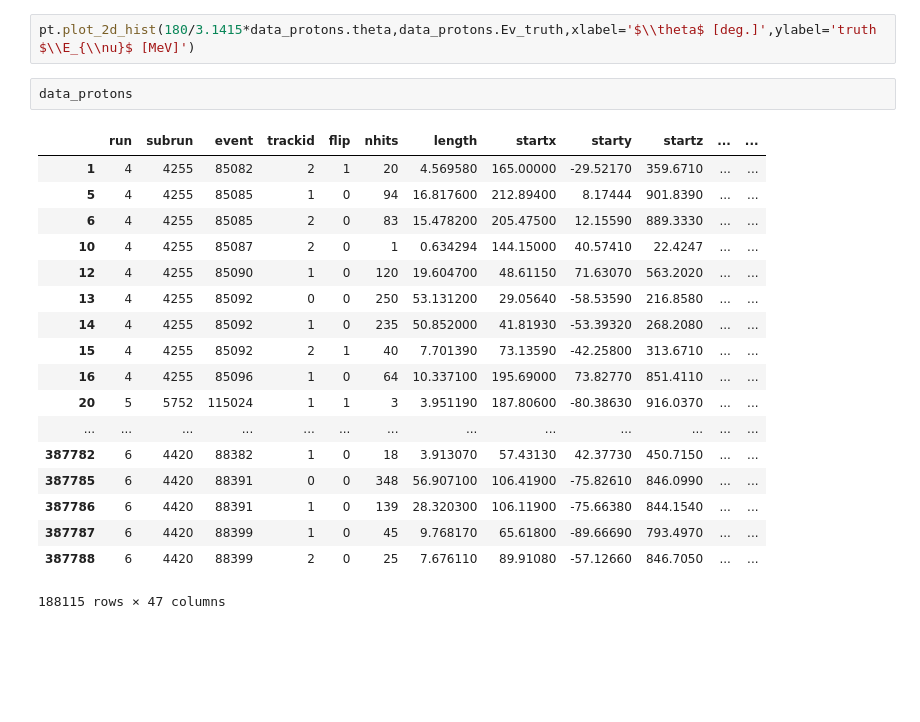
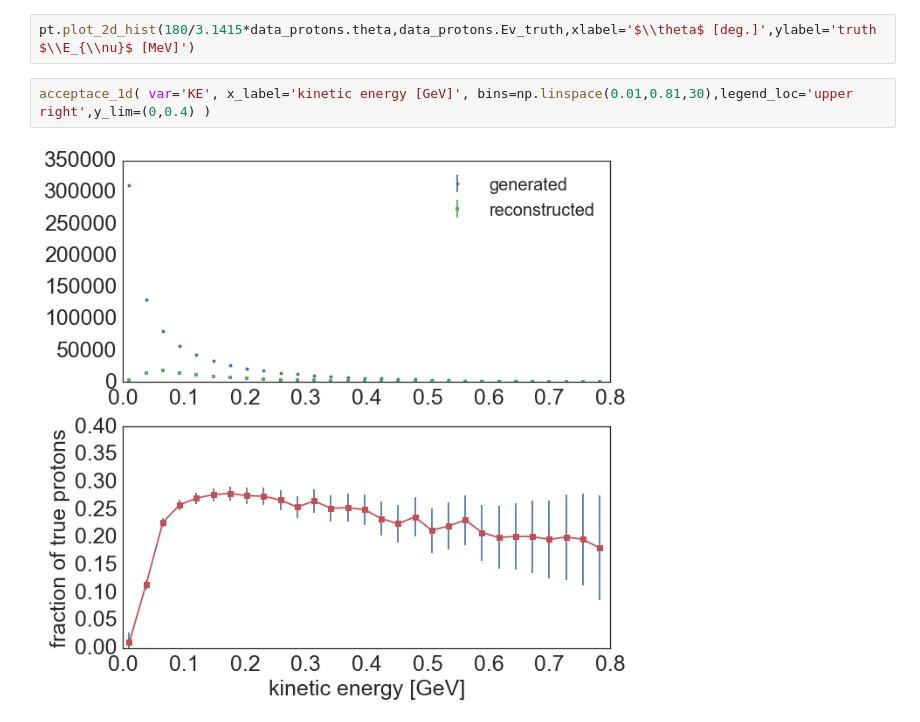
Before and after one commit to erezcoh4/AnalysisTreesInformation, a Jupyter notebook: AnaTreesPackage/notebooks/MC_BNB_anatrees_plots.ipynb, the cells around one changed output. Drawn from its saved outputs; the diff is of its cells as text; blank space fills up the shorter version.

```diff
--- a/AnaTreesPackage/notebooks/MC_BNB_anatrees_plots.ipynb
+++ b/AnaTreesPackage/notebooks/MC_BNB_anatrees_plots.ipynb
@@ -23,24 +118,7 @@ pt.plot_1d_hist(180/3.1415*data_protons.theta,bins=50,histtype='bar',xlabel='$\\
 [figure]
 # %%
 pt.plot_2d_hist(180/3.1415*data_protons.theta,data_protons.Ev_truth,xlabel='$\\theta$ [deg.]',ylabel='truth $\\E_{\\nu}$ [MeV]')
-# %%
-data_protons
-# %% [output]
-|  | run | subrun | event | trackid | flip | nhits | length | startx | starty | startz | ... | ... |
-| 1 | 4 | 4255 | 85082 | 2 | 1 | 20 | 4.569580 | 165.00000 | -29.52170 | 359.6710 | ... | ... |
-| 5 | 4 | 4255 | 85085 | 1 | 0 | 94 | 16.817600 | 212.89400 | 8.17444 | 901.8390 | ... | ... |
-| 6 | 4 | 4255 | 85085 | 2 | 0 | 83 | 15.478200 | 205.47500 | 12.15590 | 889.3330 | ... | ... |
-| 10 | 4 | 4255 | 85087 | 2 | 0 | 1 | 0.634294 | 144.15000 | 40.57410 | 22.4247 | ... | ... |
-| 12 | 4 | 4255 | 85090 | 1 | 0 | 120 | 19.604700 | 48.61150 | 71.63070 | 563.2020 | ... | ... |
-| 13 | 4 | 4255 | 85092 | 0 | 0 | 250 | 53.131200 | 29.05640 | -58.53590 | 216.8580 | ... | ... |
-| 14 | 4 | 4255 | 85092 | 1 | 0 | 235 | 50.852000 | 41.81930 | -53.39320 | 268.2080 | ... | ... |
-| 15 | 4 | 4255 | 85092 | 2 | 1 | 40 | 7.701390 | 73.13590 | -42.25800 | 313.6710 | ... | ... |
-| 16 | 4 | 4255 | 85096 | 1 | 0 | 64 | 10.337100 | 195.69000 | 73.82770 | 851.4110 | ... | ... |
-| 20 | 5 | 5752 | 115024 | 1 | 1 | 3 | 3.951190 | 187.80600 | -80.38630 | 916.0370 | ... | ... |
-| ... | ... | ... | ... | ... | ... | ... | ... | ... | ... | ... | ... | ... |
-| 387782 | 6 | 4420 | 88382 | 1 | 0 | 18 | 3.913070 | 57.43130 | 42.37730 | 450.7150 | ... | ... |
-| 387785 | 6 | 4420 | 88391 | 0 | 0 | 348 | 56.907100 | 106.41900 | -75.82610 | 846.0990 | ... | ... |
-| 387786 | 6 | 4420 | 88391 | 1 | 0 | 139 | 28.320300 | 106.11900 | -75.66380 | 844.1540 | ... | ... |
-| 387787 | 6 | 4420 | 88399 | 1 | 0 | 45 | 9.768170 | 65.61800 | -89.66690 | 793.4970 | ... | ... |
-| 387788 | 6 | 4420 | 88399 | 2 | 0 | 25 | 7.676110 | 89.91080 | -57.12660 | 846.7050 | ... | ... |
-188115 rows × 47 columns
+# %%
+acceptace_1d( var='KE', x_label='kinetic energy [GeV]', bins=np.linspace(0.01,0.81,30),legend_loc='upper right',y_lim=(0,0.4) )
+# %% [output]
+[figure, added]
```
Also changed, not shown: parts of 9 cells of this notebook, 5 other files.
